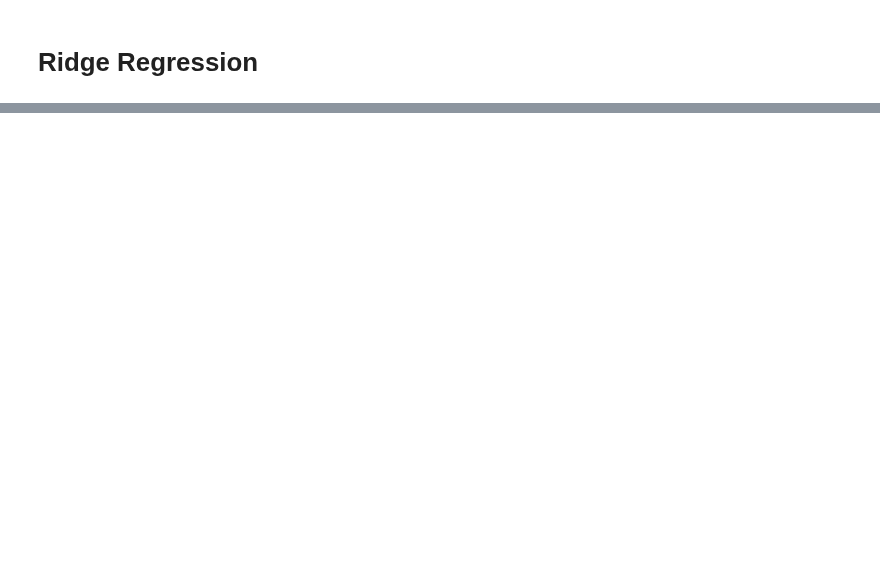
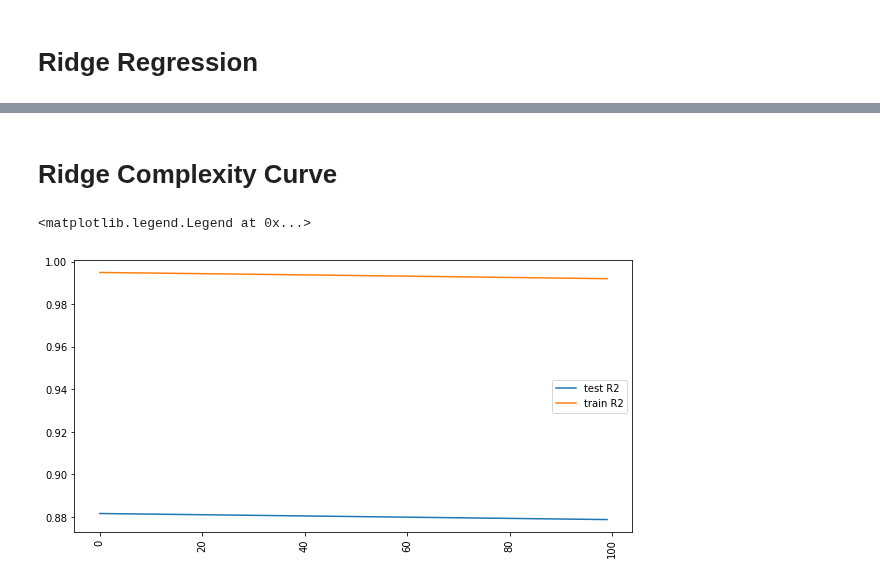
Before and after one commit to calvlaw92/Ames_ModelFitting, a Jupyter notebook: ipynb/Models.ipynb, the cells around one changed output, grey strips where cells are left out. Saved outputs shown, nothing was run; the diff lists cells and outputs as text; code cells hidden in the pictures; blank space fills up the shorter version.

```diff
--- a/ipynb/Models.ipynb
+++ b/ipynb/Models.ipynb
@@ -41,0 +204,9 @@ features_dummies = pd.get_dummies(matrix_df, columns=cat_cols)
+# %%
+ridge_param_grid = {'regr__alpha': range(300,400)}
+# %%
+gspipe_ridge = GridSearchCV(pipe_for_gs_ridge,
+                      param_grid=ridge_param_grid,
+                      n_jobs=-1,
+                      cv=ShuffleSplit(n_splits=5, random_state=42))
+# %%
+gspipe_ridge.fit(X_train, y_train)
@@ -41,0 +224,4 @@ features_dummies = pd.get_dummies(matrix_df, columns=cat_cols)
+# %%
+gspipe_ridge_results = pd.DataFrame(gspipe_ridge.cv_results_)
+
+gspipe_ridge_results.sort_values('rank_test_score', ascending=True).T
@@ -41,0 +408,12 @@ features_dummies = pd.get_dummies(matrix_df, columns=cat_cols)
+# %% [markdown]
+# Ridge Complexity Curve
+# %%
+ridge_df = pd.DataFrame(gspipe_ridge_results)
+plt.figure(figsize=(10,5))
+plt.xticks(rotation='vertical')
+plt.plot(range(len(ridge_df)), ridge_df.mean_test_score, label='test R2')
+plt.plot(range(len(ridge_df)), ridge_df.mean_train_score, label='train R2')
+plt.legend()
+# %% [output]
+<matplotlib.legend.Legend at 0x...>
+[figure, added]
```
Also changed, not shown: parts of 68 cells of this notebook, 3 other files.
